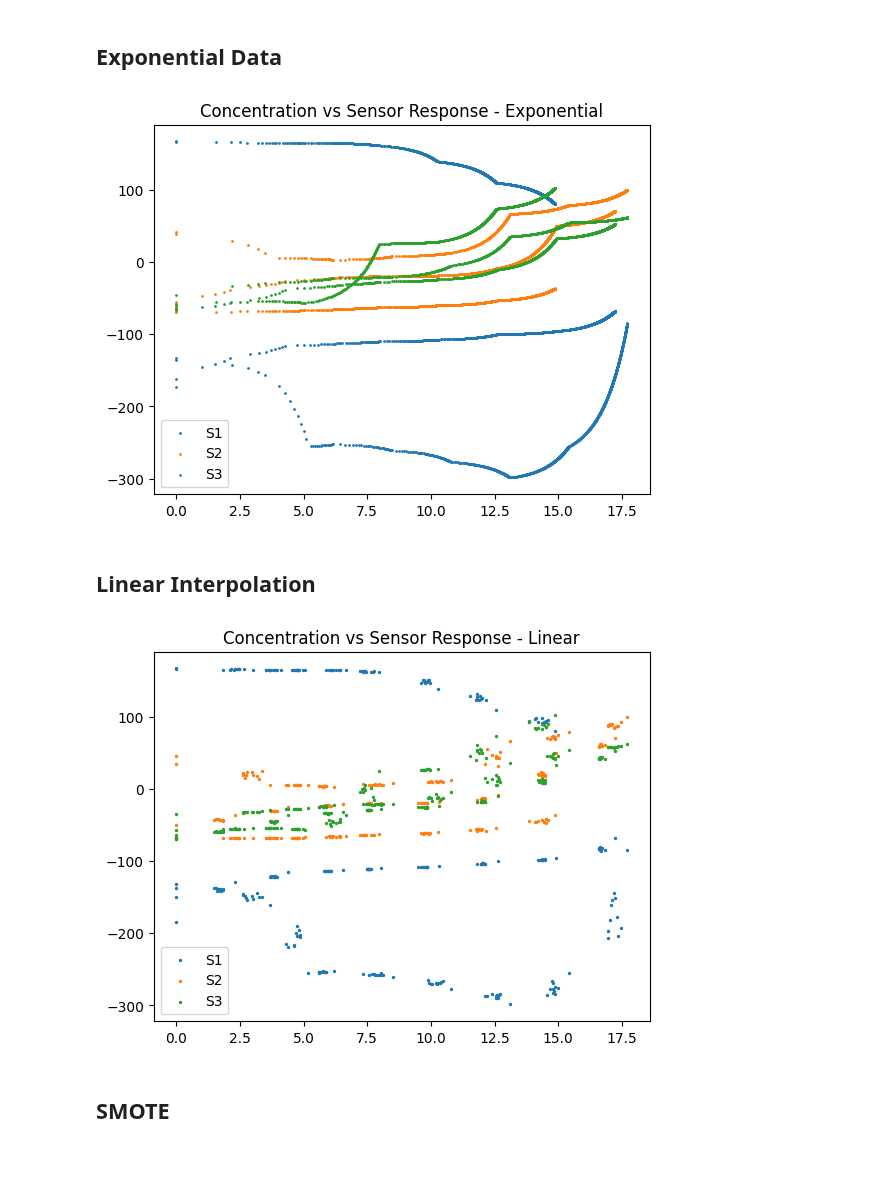
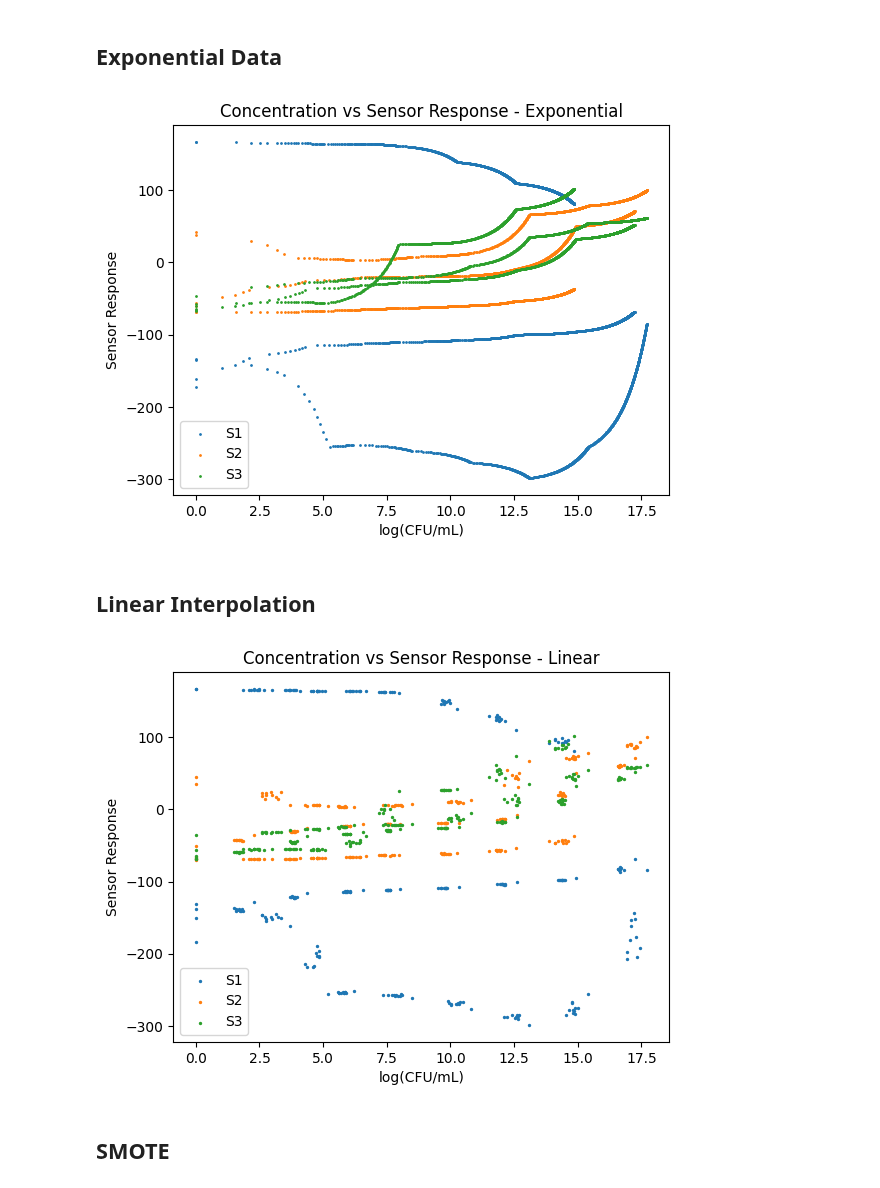
Before and after one commit to SohamD34/BTP, a Jupyter notebook: scripts/Analysis/datasets.ipynb, the cells around one changed output. Drawn from its saved outputs; the diff is of its cells as text; code cells hidden in the pictures; blank space fills up the shorter version.

```diff
--- a/scripts/Analysis/datasets.ipynb
+++ b/scripts/Analysis/datasets.ipynb
@@ -53,23 +53,27 @@ linear_data.head()
 # %%
 plt.scatter(np.log(exponential_data['CFU/mL']), exponential_data['Sensor1'], label='S1', s=1)
 plt.scatter(np.log(exponential_data['CFU/mL']), exponential_data['Sensor2'], label='S2', s=1)
 plt.scatter(np.log(exponential_data['CFU/mL']), exponential_data['Sensor3'], label='S3', s=1)
+plt.xlabel('log(CFU/mL)')
+plt.ylabel('Sensor Response')
 plt.legend()
 plt.title('Concentration vs Sensor Response - Exponential')
 plt.show()
 # %% [output]
-[figure, old version]
+[figure, new version]
 # %% [markdown]
 ## Linear Interpolation
 # %%
 plt.scatter(np.log(linear_data['CFU/mL']), linear_data['Sensor1'], label='S1', s=2)
 plt.scatter(np.log(linear_data['CFU/mL']), linear_data['Sensor2'], label='S2', s=2)
 plt.scatter(np.log(linear_data['CFU/mL']), linear_data['Sensor3'], label='S3', s=2)
+plt.xlabel('log(CFU/mL)')
+plt.ylabel('Sensor Response')
 plt.legend()
 plt.title('Concentration vs Sensor Response - Linear')
 plt.show()
 # %% [output]
-[figure, old version]
+[figure, new version]
 # %% [markdown]
 ## SMOTE
 # %%
```
Also changed, not shown: parts of 2 cells of this notebook, 7 other files.
